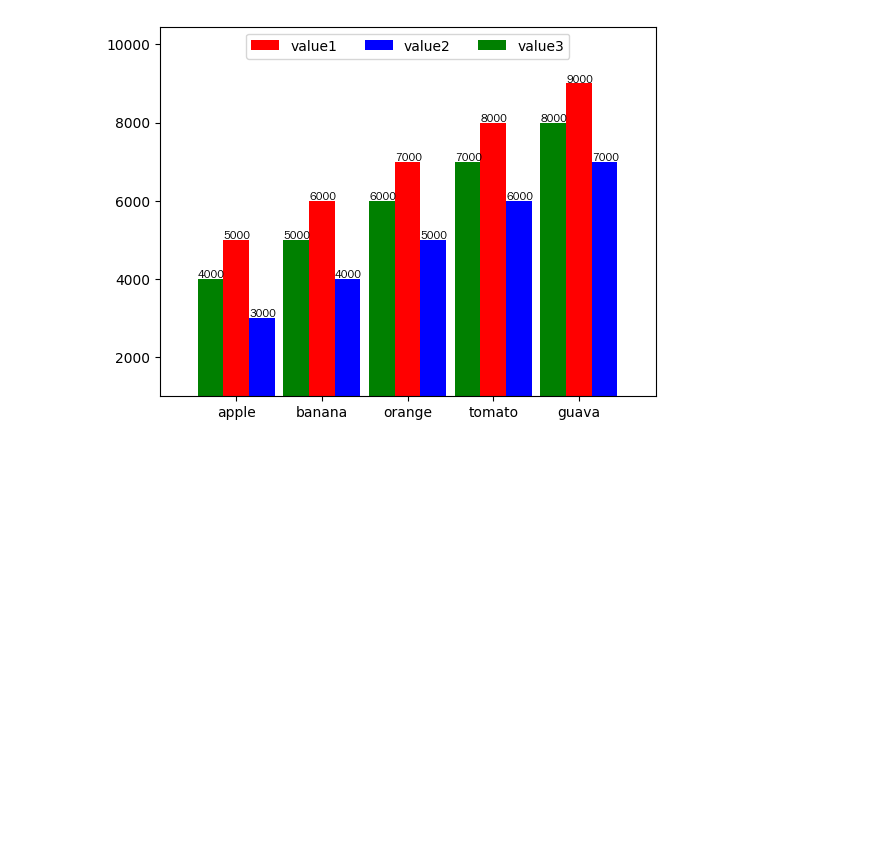
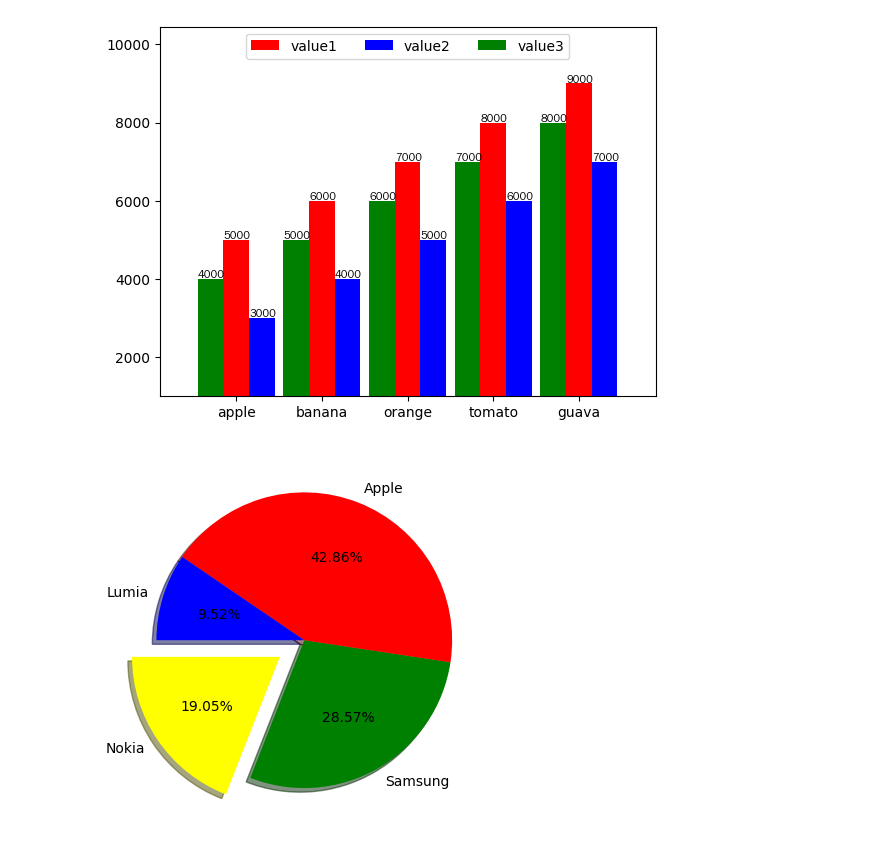
Before and after one commit to lansj0221/2024_2_20_2_4, a Jupyter notebook: lesson15/lesson15_1.ipynb, the cells around one changed output. Drawn from its saved outputs; the diff is of its cells as text; code cells hidden in the pictures; blank space fills up the shorter version.

```diff
--- a/lesson15/lesson15_1.ipynb
+++ b/lesson15/lesson15_1.ipynb
@@ -132,3 +132,13 @@ axes.legend(loc='upper center',ncols=3)
 4 Rectangle(xy=(6.85, 0), width=0.3, height=9000, angle=0) <class 'matplotlib.patches.Rectangle'>
 <matplotlib.legend.Legend at 0x...>
 [figure]
+# %%
+labels = ['Nokia', 'Samsung', 'Apple', 'Lumia']
+values = [20, 30, 45, 10]
+colors =['yellow', 'green', 'red', 'blue']
+
+figure, axes = plt.subplots()
+axes.pie(values,labels=labels,colors=colors,explode=[0.2,0,0,0],startangle=180,shadow=True,autopct="%.2f%%")#autopct顯示百分比,要加上%要用%%
+plt.show()
+# %% [output]
+[figure, added]
```
Also changed, not shown: 2 other files.
